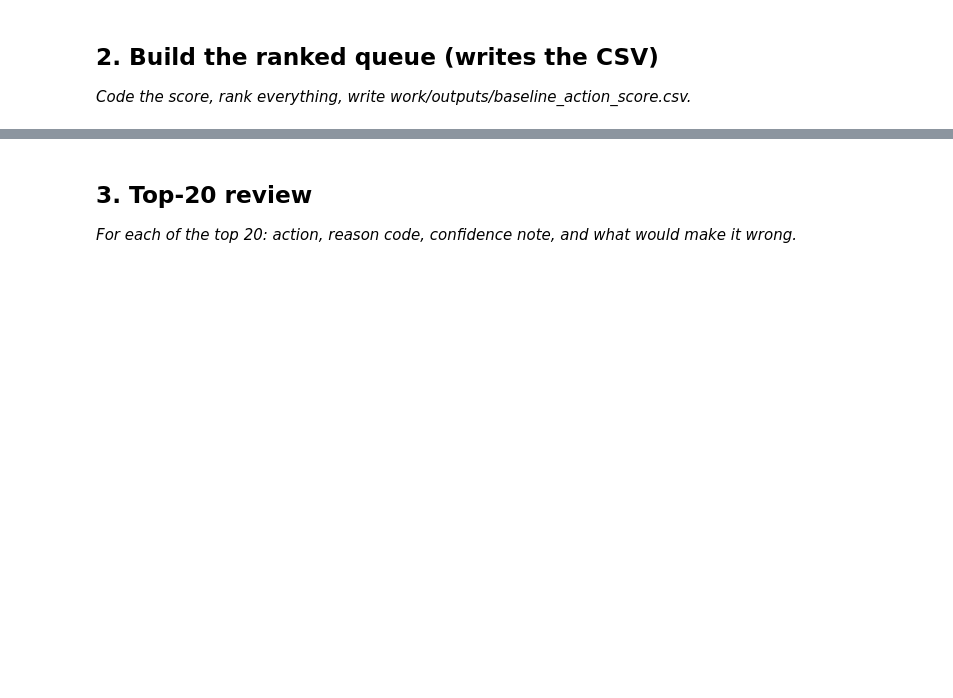
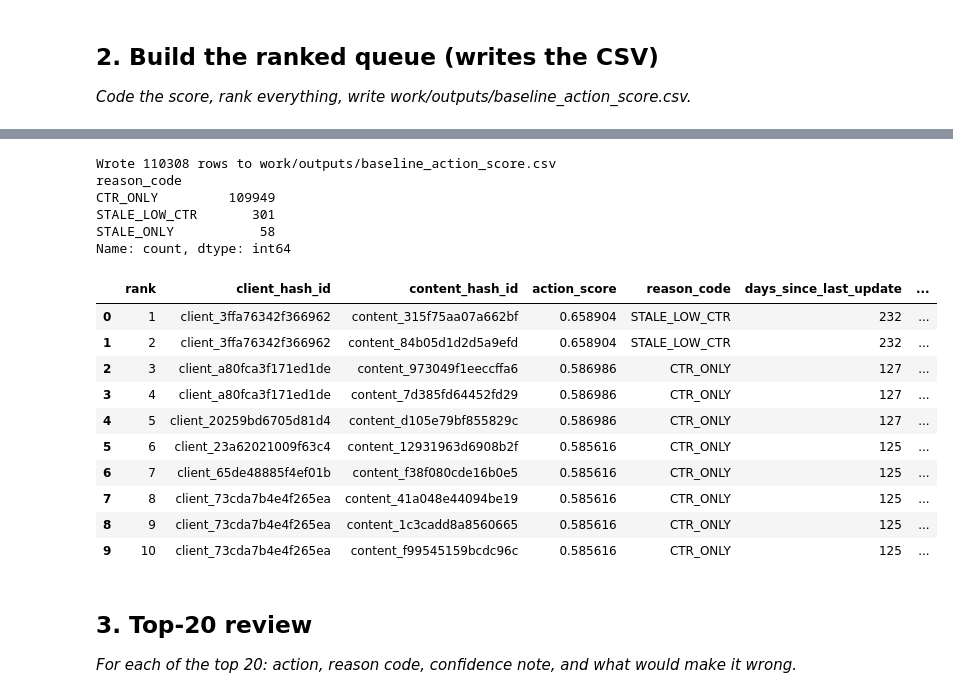
Before and after one commit to tracy030115/flyrank-ml, a Jupyter notebook: work/notebooks/w04_baseline_score.ipynb, the cells around one changed output, grey strips where cells are left out. Drawn from its saved outputs; the diff is of its cells as text; code cells hidden in the pictures; blank space fills up the shorter version.

```diff
--- a/work/notebooks/w04_baseline_score.ipynb
+++ b/work/notebooks/w04_baseline_score.ipynb
@@ -15,0 +15,6 @@ This skeleton is yours to fill. Work the sections **in order** — each one has
+# %%
+import duckdb
+con = duckdb.connect()
+con.execute("CREATE SECRET (TYPE huggingface, TOKEN 'hf_your_read_token')")  # accept the gate in-browser first, then paste a READ token
+rel = "hf://datasets/FlyRank/internship-warehouse"
+con.sql(f"SELECT COUNT(*) FROM read_parquet('{rel}/fact_content_daily_performance/**/*.parquet')")
@@ -23,3 +211,57 @@ This skeleton is yours to fill. Work the sections **in order** — each one has
+# %%
+STALE_CAP_DAYS = 730
+page_level["staleness_norm"] = (
+    page_level["days_since_last_update"].clip(lower=0, upper=STALE_CAP_DAYS) / STALE_CAP_DAYS
+)
+
+max_gap = page_level["ctr_gap"].clip(lower=0).quantile(0.99)
+page_level["ctr_gap_norm"] = (page_level["ctr_gap"].clip(lower=0, upper=max_gap) / max_gap).fillna(0)
+
+page_level["action_score"] = (
+    0.5 * page_level["staleness_norm"].fillna(0) +
+    0.5 * page_level["ctr_gap_norm"]
+)
+
+page_level.loc[page_level["reason_code"] == "INSUFFICIENT_DATA", "action_score"] = np.nan
+# %%
+KEEP_CODES = ["STALE_LOW_CTR", "STALE_ONLY", "CTR_ONLY"]
+
+actionable = page_level[page_level["reason_code"].isin(KEEP_CODES)].copy()
+
+ranked = actionable.sort_values("action_score", ascending=False, na_position="last").reset_index(drop=True)
+ranked["rank"] = ranked.index + 1
+
+output_cols = [
+    "rank", "client_hash_id", "content_hash_id",
+    "action_score", "reason_code",
+    "days_since_last_update", "avg_position", "ctr", "expected_ctr", "ctr_gap",
+    "total_impressions", "total_clicks", "gsc_data_available_any"
+]
+
+os.makedirs("work/outputs", exist_ok=True)
+ranked[output_cols].to_csv("work/outputs/baseline_action_score.csv", index=False)
+
+print(f"Wrote {len(ranked)} rows to work/outputs/baseline_action_score.csv")
+print(ranked["reason_code"].value_counts())
+ranked[output_cols].head(10)
+# %% [output]
+Wrote 110308 rows to work/outputs/baseline_action_score.csv
+reason_code
+CTR_ONLY         109949
+STALE_LOW_CTR       301
+STALE_ONLY           58
+Name: count, dtype: int64
+|  | rank | client_hash_id | content_hash_id | action_score | reason_code | days_since_last_update | ... |
+| 0 | 1 | client_3ffa76342f366962 | content_315f75aa07a662bf | 0.658904 | STALE_LOW_CTR | 232 | ... |
+| 1 | 2 | client_3ffa76342f366962 | content_84b05d1d2d5a9efd | 0.658904 | STALE_LOW_CTR | 232 | ... |
+| 2 | 3 | client_a80fca3f171ed1de | content_973049f1eeccffa6 | 0.586986 | CTR_ONLY | 127 | ... |
+| 3 | 4 | client_a80fca3f171ed1de | content_7d385fd64452fd29 | 0.586986 | CTR_ONLY | 127 | ... |
+| 4 | 5 | client_20259bd6705d81d4 | content_d105e79bf855829c | 0.586986 | CTR_ONLY | 127 | ... |
+| 5 | 6 | client_23a62021009f63c4 | content_12931963d6908b2f | 0.585616 | CTR_ONLY | 125 | ... |
+| 6 | 7 | client_65de48885f4ef01b | content_f38f080cde16b0e5 | 0.585616 | CTR_ONLY | 125 | ... |
+| 7 | 8 | client_73cda7b4e4f265ea | content_41a048e44094be19 | 0.585616 | CTR_ONLY | 125 | ... |
+| 8 | 9 | client_73cda7b4e4f265ea | content_1c3cadd8a8560665 | 0.585616 | CTR_ONLY | 125 | ... |
+| 9 | 10 | client_73cda7b4e4f265ea | content_f99545159bcdc96c | 0.585616 | CTR_ONLY | 125 | ... |
 # %% [markdown]
 ## 3. Top-20 review
 
```
Also changed, not shown: parts of 14 cells of this notebook.
